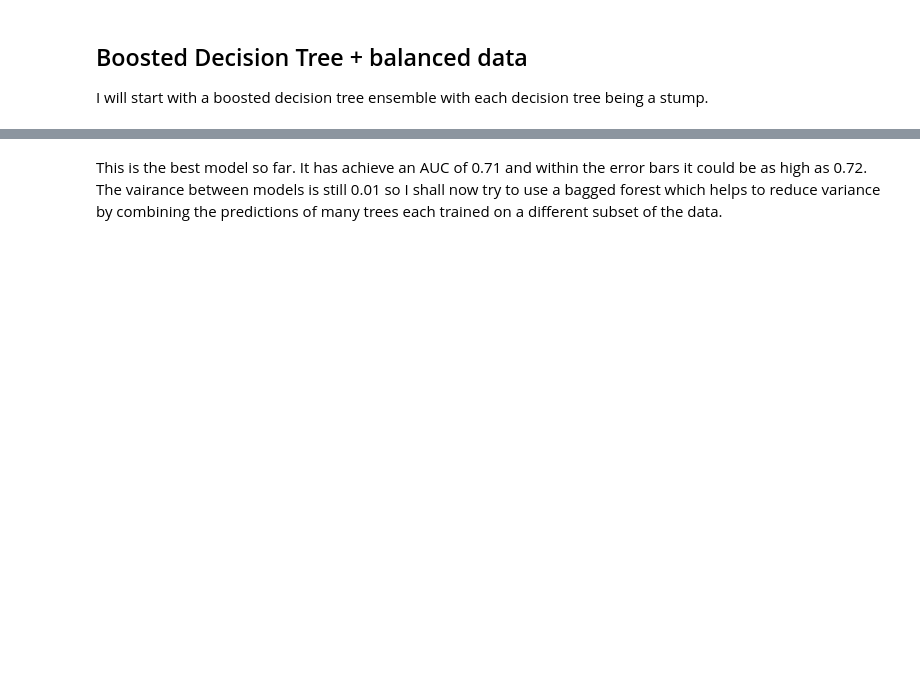
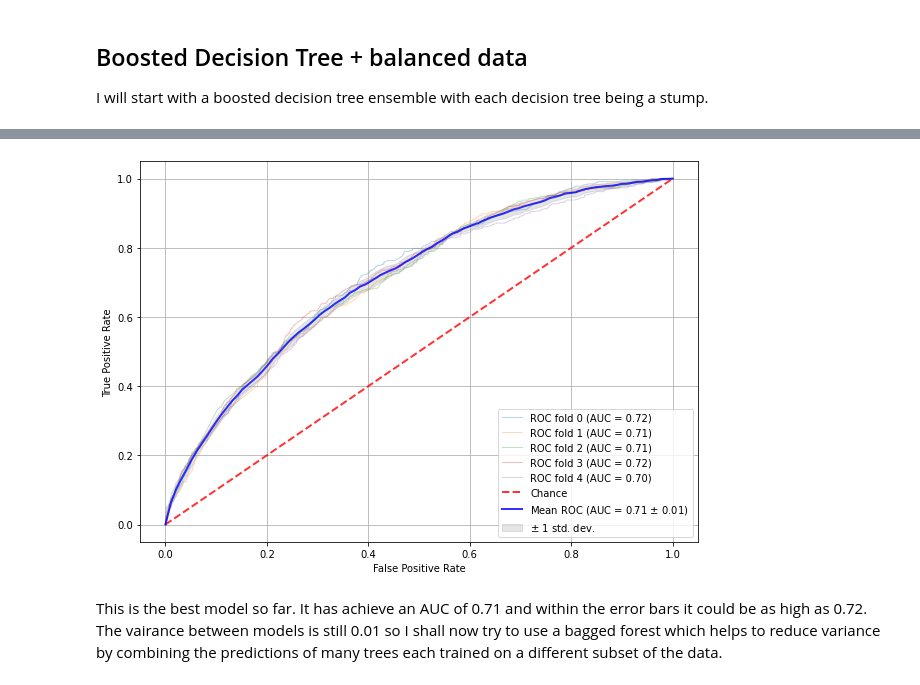
Before and after one commit to sdesilva26/Customer-Churn-Prediction, a Jupyter notebook: notebooks/Predicting Churn.ipynb, the cells around one changed output, grey strips where cells are left out. Saved outputs shown, nothing was run; the diff lists cells and outputs as text; code cells hidden in the pictures; blank space fills up the shorter version.

```diff
--- a/notebooks/Predicting Churn.ipynb
+++ b/notebooks/Predicting Churn.ipynb
@@ -714,3 +711,7 @@ plt.show()
+# %%
+mean_auc = score_and_plot_model(abc_dt, X_train, y_train, True)[0]
+# %% [output]
+[figure, added]
 # %% [markdown]
 This is the best model so far. It has achieve an AUC of 0.71 and within the error bars it could be as high as 0.72. The vairance between models is still 0.01 so I shall now try to use a bagged forest which helps to reduce variance by combining the predictions of many trees each trained on a different subset of the data.
 # %%
```
Also changed, not shown: parts of 50 cells of this notebook, 5 other files.
